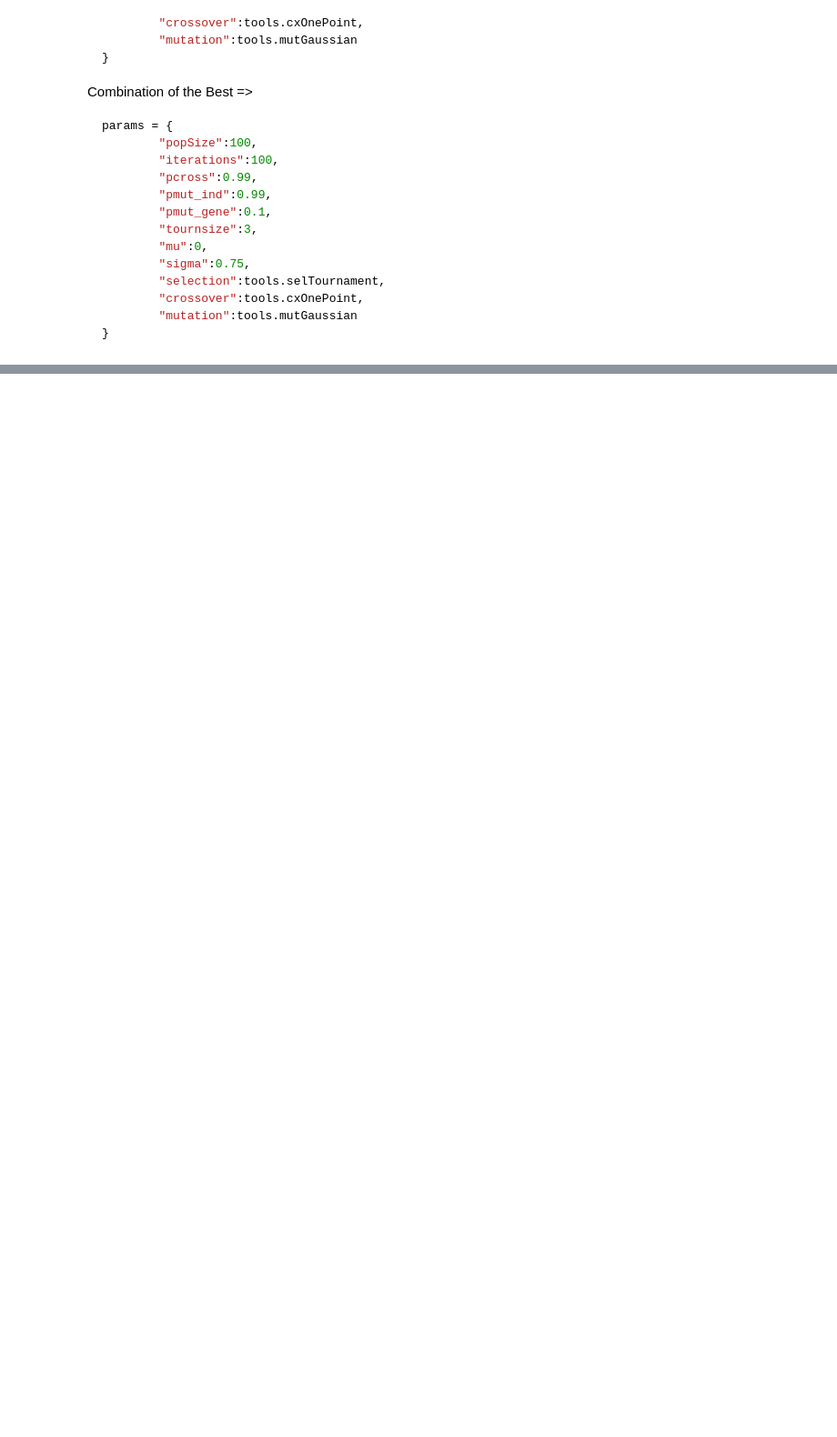
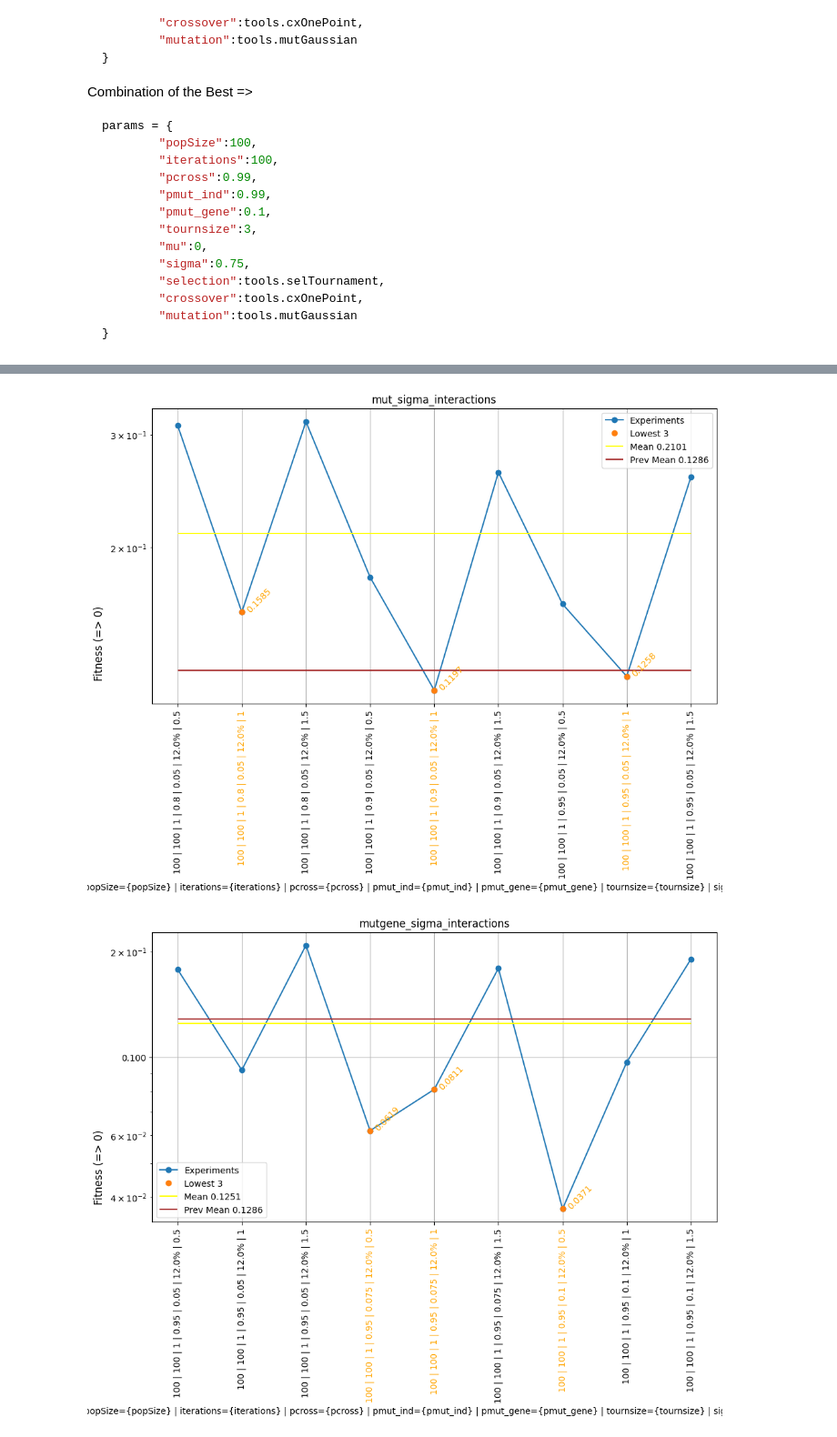
Before and after one commit to sebi-stewart/BioComputing-CSC3431-25-26-Assignment1, a Jupyter notebook: GA_Analysis.ipynb, the cells around one changed output, grey strips where cells are left out. Shown at 91% size. Cells and saved outputs as stored; diff of their text form; code cells hidden in the pictures; blank space fills up the shorter version.

```diff
--- a/GA_Analysis.ipynb
+++ b/GA_Analysis.ipynb
@@ -620,0 +904,45 @@ params = {
+# %%
+frames = [last_items, increased_tournsize_last_items, lower_mutation_last_items]
+result = pd.concat(frames)
+
+import statsmodels.formula.api as smf
+result["score"] = -df["AveBestFitness"]
+result = result.rename(columns={
+    "popSize_iterations": "pop_iters",
+    "pcross":  "crossover",
+    "pmut_ind": "mut_ind",
+    "pmut_gene": "mut_gene",
+    "tournsize": "tournament_size",
+    "sigma": "sigma"
+})
+result = result.drop(['New_Numbering', 'It', 'AveBestFitness', 'ExperimentName', 'Variation', 'popSize', 'pop_iters'], axis=1)
+target = "score"
+
+formula = """
+score ~ mut_ind * sigma
+    + mut_gene * sigma
+    + mut_ind * mut_gene
+    + tournament_size * crossover
+"""
+model = smf.ols(formula, data=result).fit()
+print(model.summary())
+# %%
+def plot_logs(log_dir: str, baseline_name="baseline"):
+    log_files = [f"{log_dir}/{file}" for file in os.listdir(log_dir)]
+
+    baseline_mean = 0.1
+    if default := [log for log in log_files if f"trace-{baseline_name}.csv" in log]:
+        default = default[0]
+        log_files.remove(default)
+        baseline_mean = get_last_items(default).loc[:, 'AveBestFitness'].mean()
+
+    frames = [get_last_items(log_file) for log_file in log_files]
+
+    for df, log_file in zip(frames, log_files):
+        plot_combination_results(df, log_file, baseline_mean)
+# %%
+plot_logs("GA_Interaction-Sweeps_Logs")
+plot_logs("GA_High-Population-Interaction-Sweeps_Logs")
+# %% [output]
+[figure, added]
+[figure, added]
```
Also changed, not shown: parts of 27 cells of this notebook, 4 other files.
